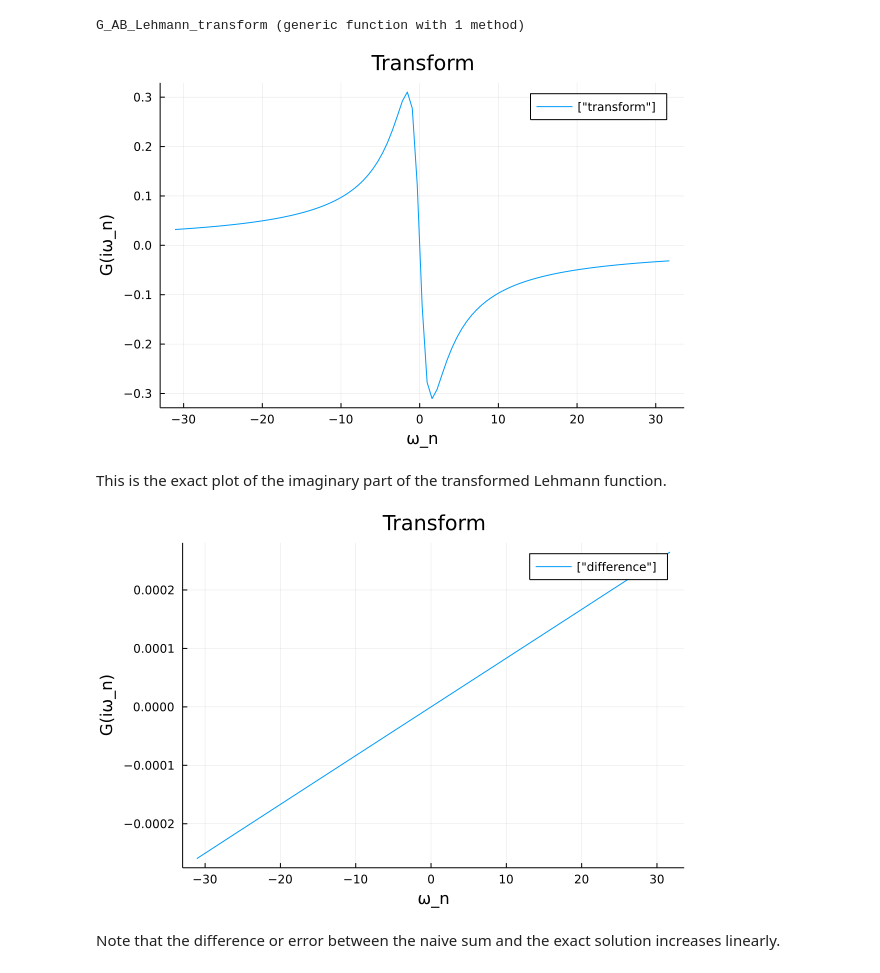
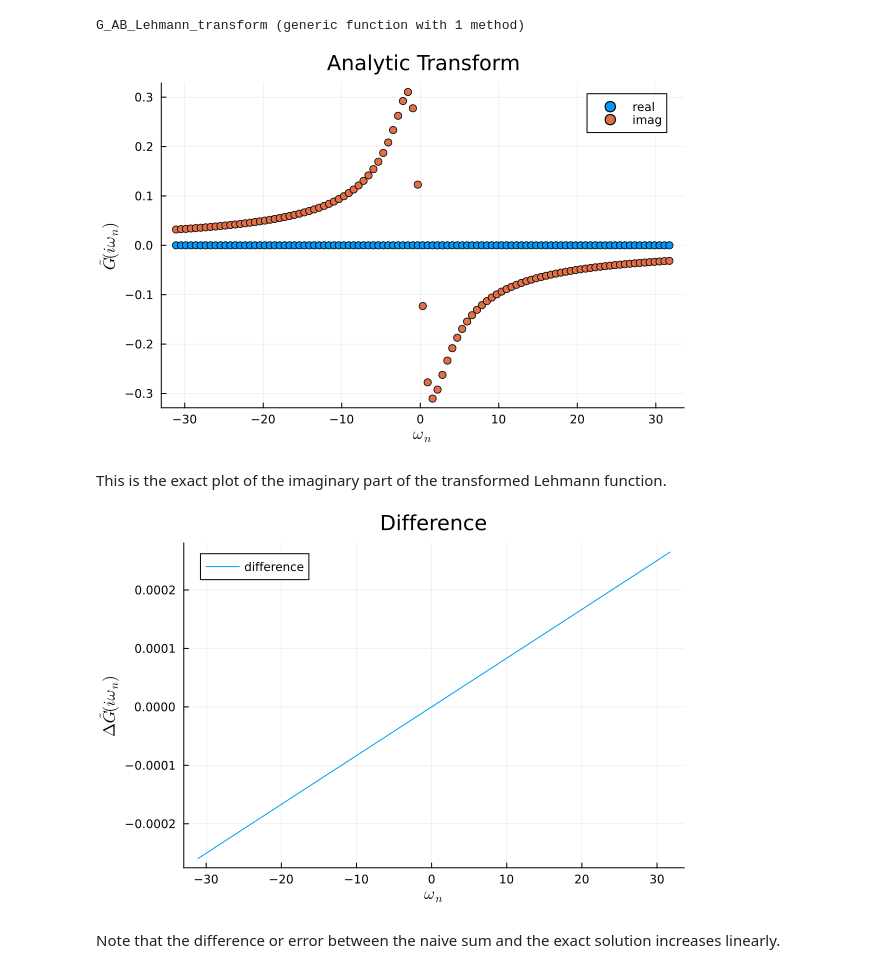
Before and after one commit to SuperMX/HubbardIR, a Jupyter notebook: 2-point Fourier Transform of Green's Functions with Intermediate Representations on Hubbard Models.ipynb, the cells around one changed output. Saved outputs shown, nothing was run; the diff lists cells and outputs as text; code cells hidden in the pictures.

```diff
--- a/2-point Fourier Transform of Green's Functions with Intermediate Representations on Hubbard Models.ipynb
+++ b/2-point Fourier Transform of Green's Functions with Intermediate Representations on Hubbard Models.ipynb
@@ -220,23 +231,26 @@ end
 # %% [output]
 G_AB_Lehmann_transform (generic function with 1 method)
 # %%
-transform_Lehmann = imag(G_AB_Lehmann_transform(A, B, τ_arr, H, β, n_max))
+transform_Lehmann = (G_AB_Lehmann_transform(A, B, τ_arr, H, β, n_max))
+transform_Lehmann_real = real(transform_Lehmann)
+transform_Lehmann_imag = imag(transform_Lehmann)
 
-plot(ω,transform_Lehmann,
-    title = "Transform",
-    label = ["transform"],
-    lw = 1, xlabel = "ω_n", ylabel = "G(iω_n)", fmt = :png)
+plot(ω,[transform_Lehmann_real transform_Lehmann_imag],
+    title = "Analytic Transform",
+    label = ["real" "imag"],
+    seriestype=:scatter,
+    lw = 1, xlabel = L"ω_n", ylabel = L"\tilde{G}(iω_n)", fmt = :png)
 # %% [output]
-[figure, old version]
+[figure, new version]
 # %% [markdown]
 This is the exact plot of the imaginary part of the transformed Lehmann function.
 # %%
-plot(ω,[transform-transform_Lehmann],
-    title = "Transform",
-    label = ["difference"],
-    lw = 1, xlabel = "ω_n", ylabel = "G(iω_n)", fmt = :png)
+plot(ω,[transform_imag-transform_Lehmann_imag],
+    title = "Difference",
+    label = "difference",
+    lw = 1, xlabel = L"ω_n", ylabel = L"\Delta \tilde{G}(iω_n)", fmt = :png)
 # %% [output]
-[figure, old version]
+[figure, new version]
 # %% [markdown]
 Note that the difference or error between the naive sum and the exact solution increases linearly.
 # %% [markdown]
```
Also changed, not shown: parts of 35 cells of this notebook.
